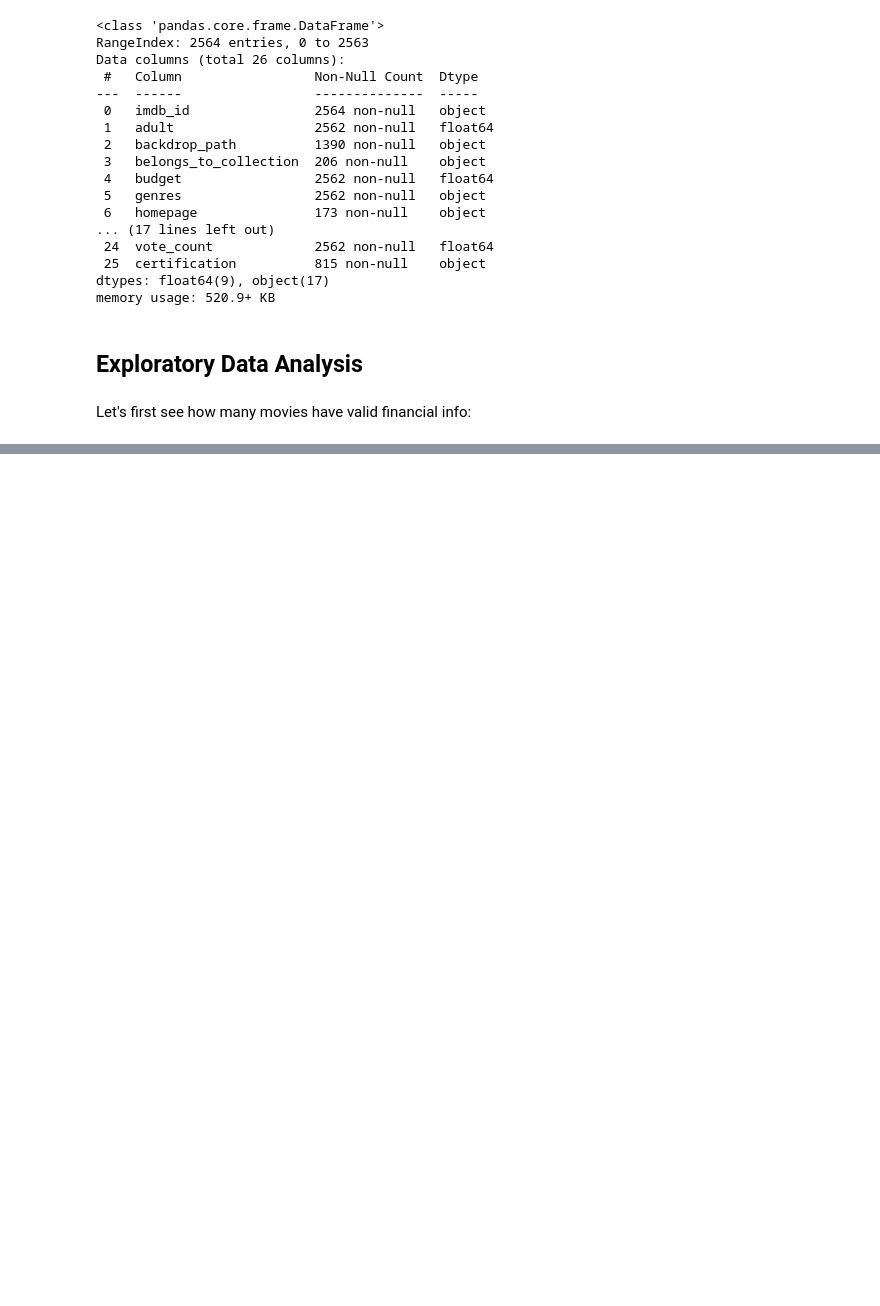
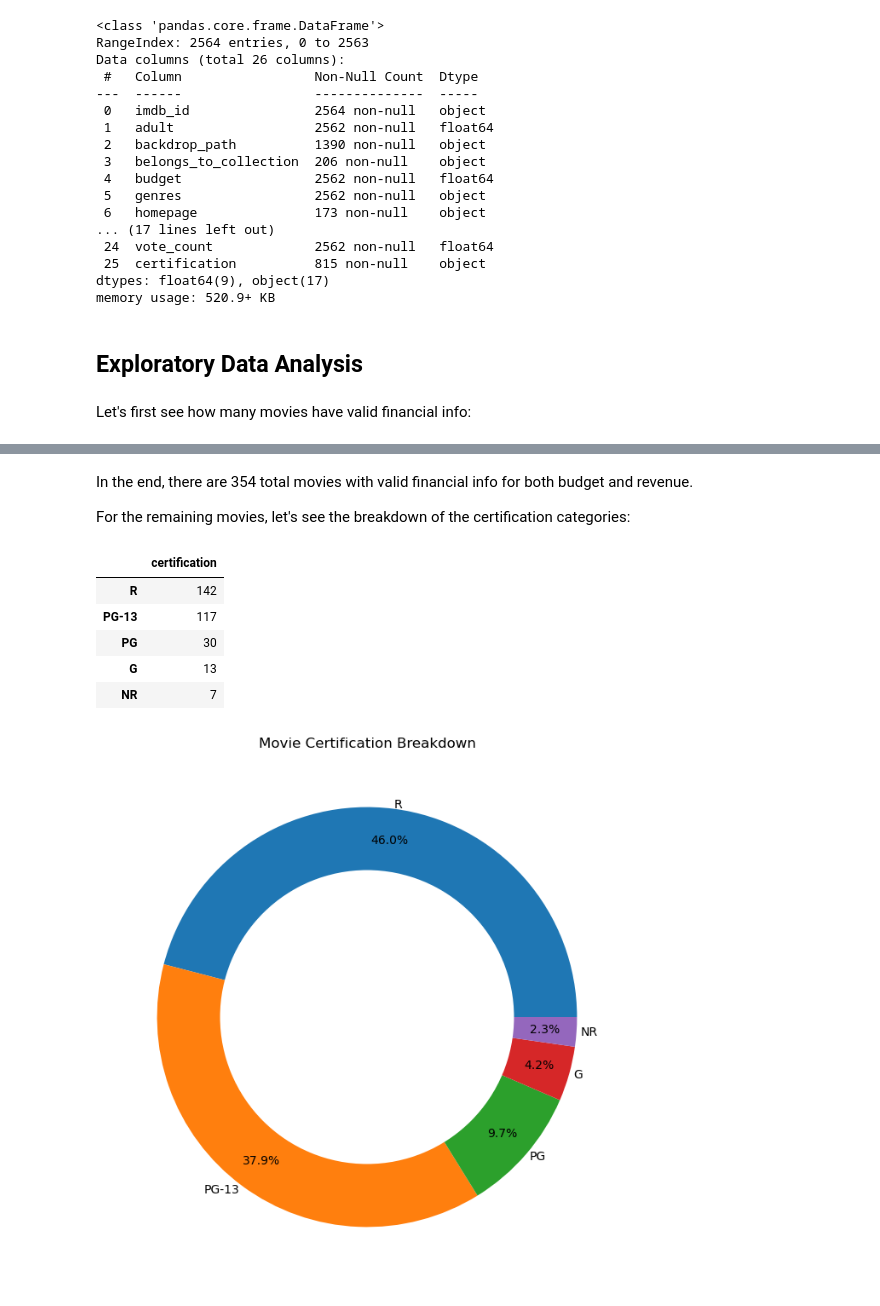
Before and after one commit to john-a-dixon/movie-success-analysis, a Jupyter notebook: 2b-EDA.ipynb, the cells around one changed output, grey strips where cells are left out. Cells and saved outputs as stored; diff of their text form; code cells hidden in the pictures; blank space fills up the shorter version.

```diff
--- a/2b-EDA.ipynb
+++ b/2b-EDA.ipynb
@@ -132,0 +139,7 @@ Most of the movies gathered from the TMDb API have invalid revenue and or budget
+# %%
+# Filter to get all movies with valid financial data
+valid_financial = (final_df["revenue"] > 0) & (final_df["budget"] > 0)
+
+# Apply the filters
+valid_financial_df = final_df.loc[valid_financial, :]
+valid_financial_df.info()
@@ -132,0 +164,34 @@ Most of the movies gathered from the TMDb API have invalid revenue and or budget
+# %% [markdown]
+In the end, there are 354 total movies with valid financial info for both budget and revenue.
+
+For the remaining movies, let's see the breakdown of the certification categories:
+# %%
+cert_balance = valid_financial_df["certification"].value_counts()
+display(pd.DataFrame(cert_balance))
+
+# Define size of figure
+plt.figure(figsize=(8, 8))
+# Plot a pie chart
+plt.pie(cert_balance,
+        labels=list(cert_balance.index),
+        autopct='%1.1f%%',
+        pctdistance=0.85,
+        labeldistance = 1.02);
+
+# Create a white circle
+centre_circle = plt.Circle((0, 0), 0.70, fc='white')
+# Get the current figure and save it as fig
+fig = plt.gcf()
+# Adding Circle in Pie chart
+fig.gca().add_artist(centre_circle)
+
+# # Add a good title
+plt.title('Movie Certification Breakdown');
+# %% [output]
+|  | certification |
+| R | 142 |
+| PG-13 | 117 |
+| PG | 30 |
+| G | 13 |
+| NR | 7 |
+[figure, added]
```
Also changed, not shown: parts of 5 cells of this notebook.
